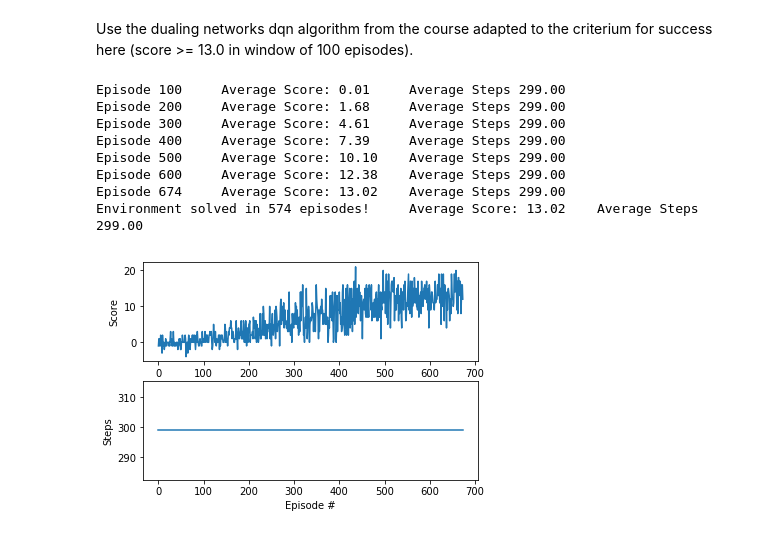
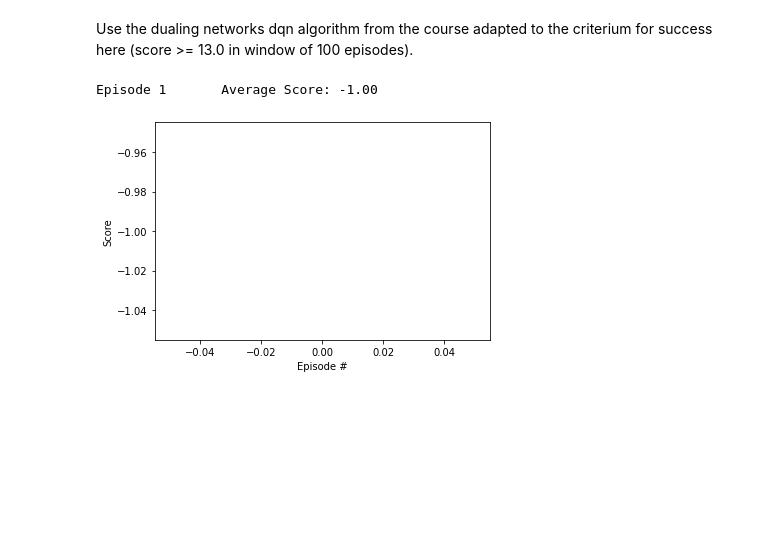
Before and after one commit to kaaloo/udrlnd-p1-navigation, a Jupyter notebook: Navigation.ipynb, the cells around one changed output. Drawn from its saved outputs; the diff is of its cells as text; code cells hidden in the pictures; blank space fills up the shorter version.

Commit message:
Improved documentation.  Removed tracking of steps.

```diff
--- a/Navigation.ipynb
+++ b/Navigation.ipynb
@@ -184,59 +173,45 @@ def dqn(n_episodes=2000, max_t=1000, eps_start=1.0, eps_end=0.01, eps_decay=0.99
         eps_decay (float): multiplicative factor (per episode) for decreasing epsilon
     """
     scores = []                        # list containing scores from each episode
-    steps = []                         # number of steps needed for each episode
     scores_window = deque(maxlen=100)  # last 100 scores
-    steps_window = deque(maxlen=100)   # last 100 number of steps
     eps = eps_start                    # initialize epsilon
     for i_episode in range(1, n_episodes+1):
         env_info = env.reset(train_mode=False)[brain_name] # reset the environment
         state = env_info.vector_observations[0]            # get the current state
         score = 0                                          # initialize the score
         for t in range(max_t):
             action = agent.act(state, eps)
             env_info = env.step(action)[brain_name]        # send the action to the environment
             next_state = env_info.vector_observations[0]   # get the next state
             reward = env_info.rewards[0]                   # get the reward
             done = env_info.local_done[0]                  # see if episode has finished
             agent.step(state, action, reward, next_state, done)
             state = next_state
             score += reward
             if done:
                 break
         scores_window.append(score)       # save most recent score
         scores.append(score)              # save most recent score
-        steps_window.append(t)
-        steps.append(t)
 
         eps = max(eps_end, eps_decay*eps) # decrease epsilon
 
-        print('\rEpisode {}\tAverage Score: {:.2f}\tAverage Steps {:.2f}'.format(i_episode, np.mean(scores_window), np.mean(steps_window)), end="")
+        print('\rEpisode {}\tAverage Score: {:.2f}'.format(i_episode, np.mean(scores_window)), end="")
         if i_episode % 100 == 0:
-            print('\rEpisode {}\tAverage Score: {:.2f}\tAverage Steps {:.2f}'.format(i_episode, np.mean(scores_window), np.mean(steps_window)))
+            print('\rEpisode {}\tAverage Score: {:.2f}'.format(i_episode, np.mean(scores_window)))
         if np.mean(scores_window)>=13.0:
-            print('\nEnvironment solved in {:d} episodes!\tAverage Score: {:.2f}\tAverage Steps {:.2f}'.format(i_episode-100, np.mean(scores_window), np.mean(steps_window)))
+            print('\nEnvironment solved in {:d} episodes!\tAverage Score: {:.2f}'.format(i_episode-100, np.mean(scores_window)))
             torch.save(agent.qnetwork_local.state_dict(), 'checkpoint.pth')
             break
-    return scores, steps
+    return scores
 
-scores, steps = dqn()
+scores = dqn()
 
 # plot the scores
-fig, (ax1, ax2) = plt.subplots(2, 1)
-ax1.plot(np.arange(len(scores)), scores)
-ax1.set_ylabel('Score')
-ax1.set_xlabel('Episode #')
-ax2.plot(np.arange(len(steps)), steps)
-ax2.set_ylabel('Steps')
-ax2.set_xlabel('Episode #')
+fig, ax = plt.subplots(1, 1)
+ax.plot(np.arange(len(scores)), scores)
+ax.set_ylabel('Score')
+ax.set_xlabel('Episode #')
 plt.show()
 # %% [output]
-Episode 100     Average Score: 0.01     Average Steps 299.00
-Episode 200     Average Score: 1.68     Average Steps 299.00
-Episode 300     Average Score: 4.61     Average Steps 299.00
-Episode 400     Average Score: 7.39     Average Steps 299.00
-Episode 500     Average Score: 10.10    Average Steps 299.00
-Episode 600     Average Score: 12.38    Average Steps 299.00
-Episode 674     Average Score: 13.02    Average Steps 299.00
-Environment solved in 574 episodes!     Average Score: 13.02    Average Steps 299.00
+Episode 1       Average Score: -1.00
-[figure, old version]
+[figure, new version]
```
Also changed, not shown: parts of 3 cells of this notebook, 2 other files.
